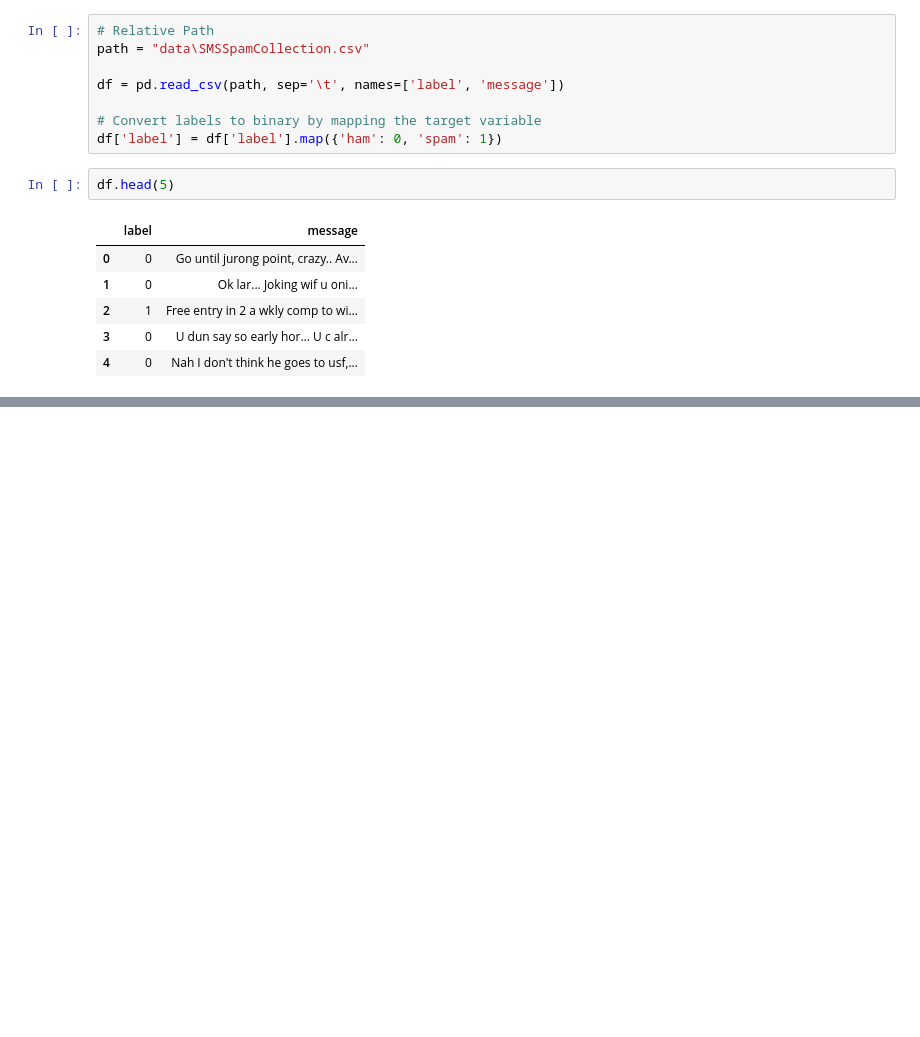
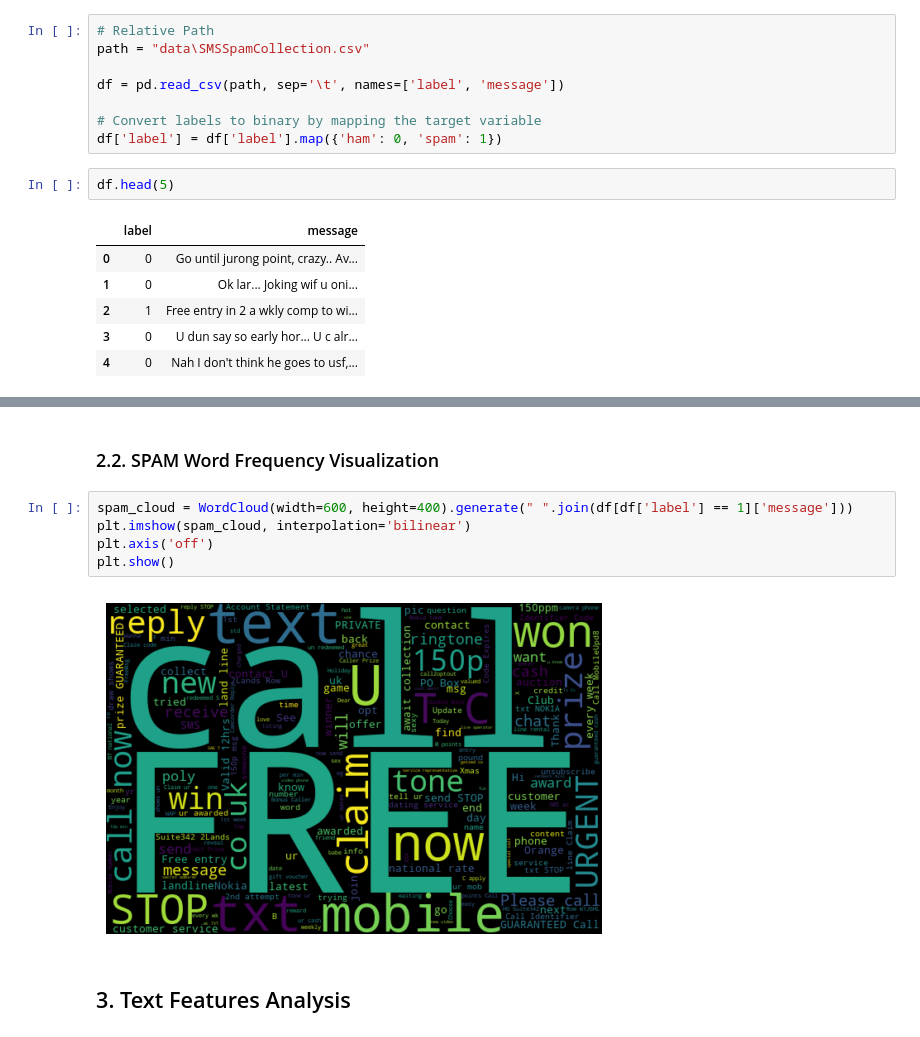
Before and after one commit to Akshay-Rajesh/Spam-text-classifier, a Jupyter notebook: data_understanding.ipynb, the cells around one changed output, grey strips where cells are left out. Cells and saved outputs as stored; diff of their text form; blank space fills up the shorter version.

```diff
--- a/data_understanding.ipynb
+++ b/data_understanding.ipynb
@@ -19,0 +110,11 @@ df.head(5)
+# %% [markdown]
+### 2.2. SPAM Word Frequency Visualization
+# %%
+spam_cloud = WordCloud(width=600, height=400).generate(" ".join(df[df['label'] == 1]['message']))
+plt.imshow(spam_cloud, interpolation='bilinear')
+plt.axis('off')
+plt.show()
+# %% [output]
+[figure, added]
+# %% [markdown]
+## 3. Text Features Analysis
```
Also changed, not shown: parts of 17 cells of this notebook.
